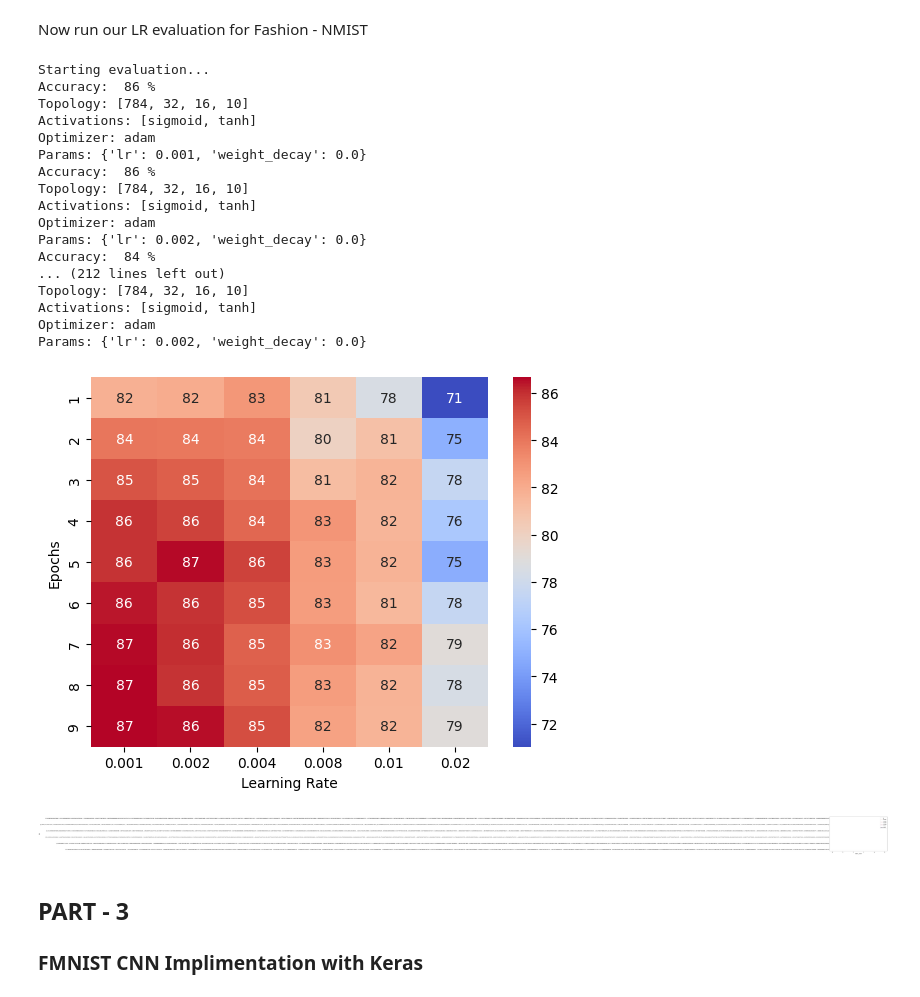
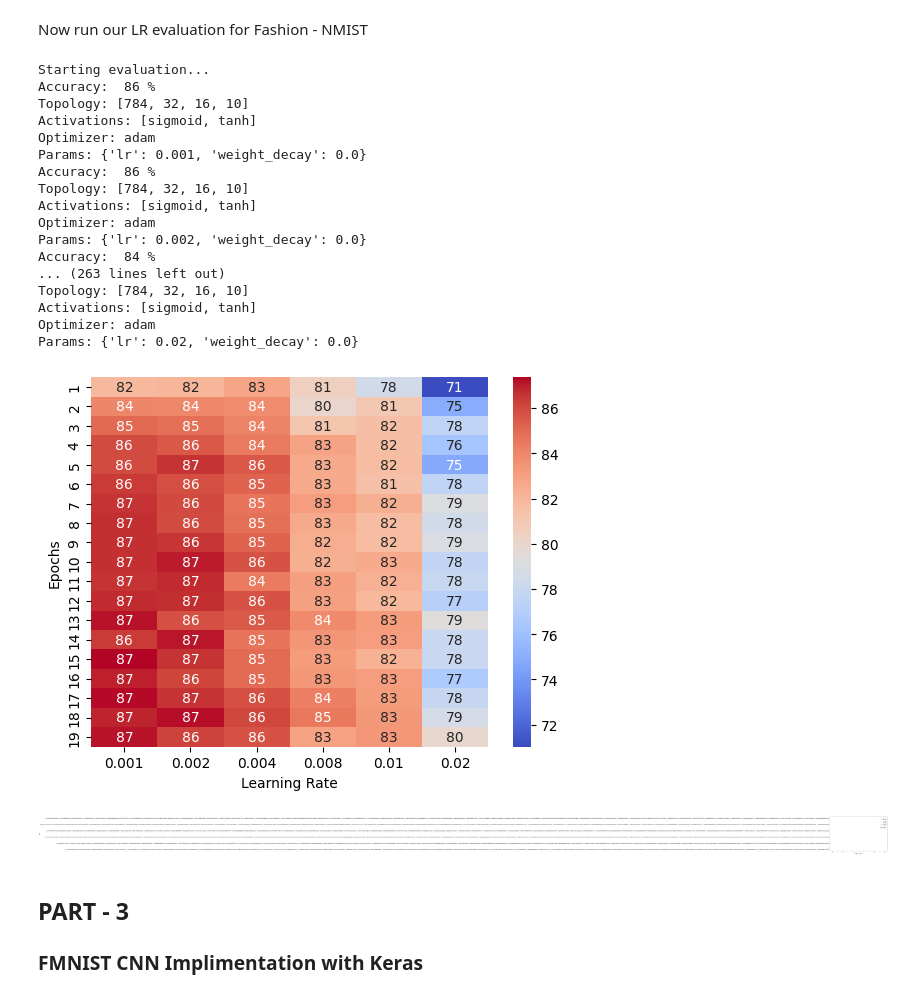
Before and after one commit to wortcook/UMKC, a Jupyter notebook: Fall2024/CS5567-0002/Project2/Fashion_MNIST-1_proj2.ipynb, the cells around one changed output. Drawn from its saved outputs; the diff is of its cells as text; code cells hidden in the pictures.

```diff
--- a/Fall2024/CS5567-0002/Project2/Fashion_MNIST-1_proj2.ipynb
+++ b/Fall2024/CS5567-0002/Project2/Fashion_MNIST-1_proj2.ipynb
@@ -249,9 +249,7 @@ iterate_generator loops through the passed topology and optimizer configurations
 def run_evaluation(model, optimizer, criterion, num_epochs, train_data_loader, test_data_loader, topology, activations, algo, params, output_file):
         #Get the model and optimizer for this run
 
-        training_loss = []
         for epoch in range(num_epochs):
-            training_loss.append([])
             model.train()
             running_loss = 0.0
             for i, data in enumerate(train_data_loader, 0):
@@ -261,10 +259,10 @@ def run_evaluation(model, optimizer, criterion, num_epochs, train_data_loader, t
                 loss = criterion(outputs, labels)
                 loss.backward()
                 optimizer.step()
-                running_loss += loss.item()
-                if i % 100 == 99:  # print every 100 mini-batches
-                    training_loss[epoch].append(running_loss / 100)
-                    running_loss = 0.0
+                # running_loss += loss.item()
+                # if i % 100 == 99:  # print every 100 mini-batches
+                #     training_loss[epoch].append(running_loss / 100)
+                #     running_loss = 0.0
 
         model.eval()
         correct = 0
@@ -301,8 +299,7 @@ def run_evaluation(model, optimizer, criterion, num_epochs, train_data_loader, t
             algo + '|' +
             str(param_lr) + '|' +
             str(param_momentum) + '|' +
-            str(param_weight_decay) + '|' +
-            str(training_loss) +
+            str(param_weight_decay)
             '\n'
         )
         results_file.close()
@@ -380,6 +379,7 @@ We want to train the network just long enough to get results that can be compare
 time over training.
 # %%
 for i in range(1, 20):
+
     lr_eval = SequentialTestGenerator(
         topologies=[
             [[784,32,16,10],[torch.sigmoid, torch.tanh]]
@@ -389,4 +389,9 @@ for i in range(1, 20):
         }
     )
 
-    iterate_generator(f'lr{i}.csv',lr_eval,i, train_loader, test_loader, nn.CrossEntropyLoss())
+    #check if we have already generated the file
+    try:
+        f = open(f'lr{i}.csv')
+        f.close()
+    except FileNotFoundError:
+        iterate_generator(f'lr{i}.csv',lr_eval,i, train_loader, test_loader, nn.CrossEntropyLoss())
@@ -671,14 +638,14 @@ Activations: [sigmoid, tanh]
 Optimizer: adam
 Params: {'lr': 0.002, 'weight_decay': 0.0}
 Accuracy:  84 %
-... (212 lines left out)
+... (263 lines left out)
 Topology: [784, 32, 16, 10]
 Activations: [sigmoid, tanh]
 Optimizer: adam
-Params: {'lr': 0.002, 'weight_decay': 0.0}
+Params: {'lr': 0.02, 'weight_decay': 0.0}
 # %%
 lr_eval_dfs = []
-for i in range(1, 10):
+for i in range(1, 20):
     lr_eval_dfs.append(pd.read_csv(f'lr_fashB{i}.csv', sep='|', header=None, names=['accuracy', 'topology', 'activations', 'optimizer', 'lr', 'momentum', 'weight_decay', 'loss']))
     lr_eval_dfs[i-1]['epoch_count'] = i
 
@@ -686,34 +653,34 @@ lr_all_df = pd.concat(lr_eval_dfs)
 
 #create a category column for the learning rate
 lr_all_df['Learning Rate'] = pd.Categorical(lr_all_df['lr'])
 lr_all_df['Epochs'] = pd.Categorical(lr_all_df['epoch_count'])
 
 #Create a heatmap data frame
 hm_df = lr_all_df.groupby(['Epochs', 'Learning Rate'])['accuracy'].mean().unstack()
 
 #plot the learning rate vs accuracy
 sns.heatmap( data=hm_df, cmap='coolwarm', annot=True)
 plt.show()
 
 #We can also see the loss over, for this we'll use 7 epochs
 #Select all data where the epoch count is 7
 loss_df = lr_all_df[lr_all_df['epoch_count'] == 7]
 
 #Each loss column is an arrray of loss values, we need to expand these into rows
 loss_df = loss_df.explode('loss')
 
 #For each learning rate, plot the over time as a line plot
 #For each row add a batch count column and set each value to the index * 100
 loss_df['batch_count'] = loss_df.index
 
 #downsample the data to make the plot more readable
 
 #now plot the loss vs batch count as a line plot
 plt.figure(figsize=(10, 6))
 sns.lineplot(data=loss_df, x='batch_count', y='loss', hue='lr')
 plt.show()
 # %% [output]
-[figure, old version]
+[figure, new version]
 [figure]
 # %% [markdown]
 ## PART - 3
```
Also changed, not shown: parts of 5 cells of this notebook.
